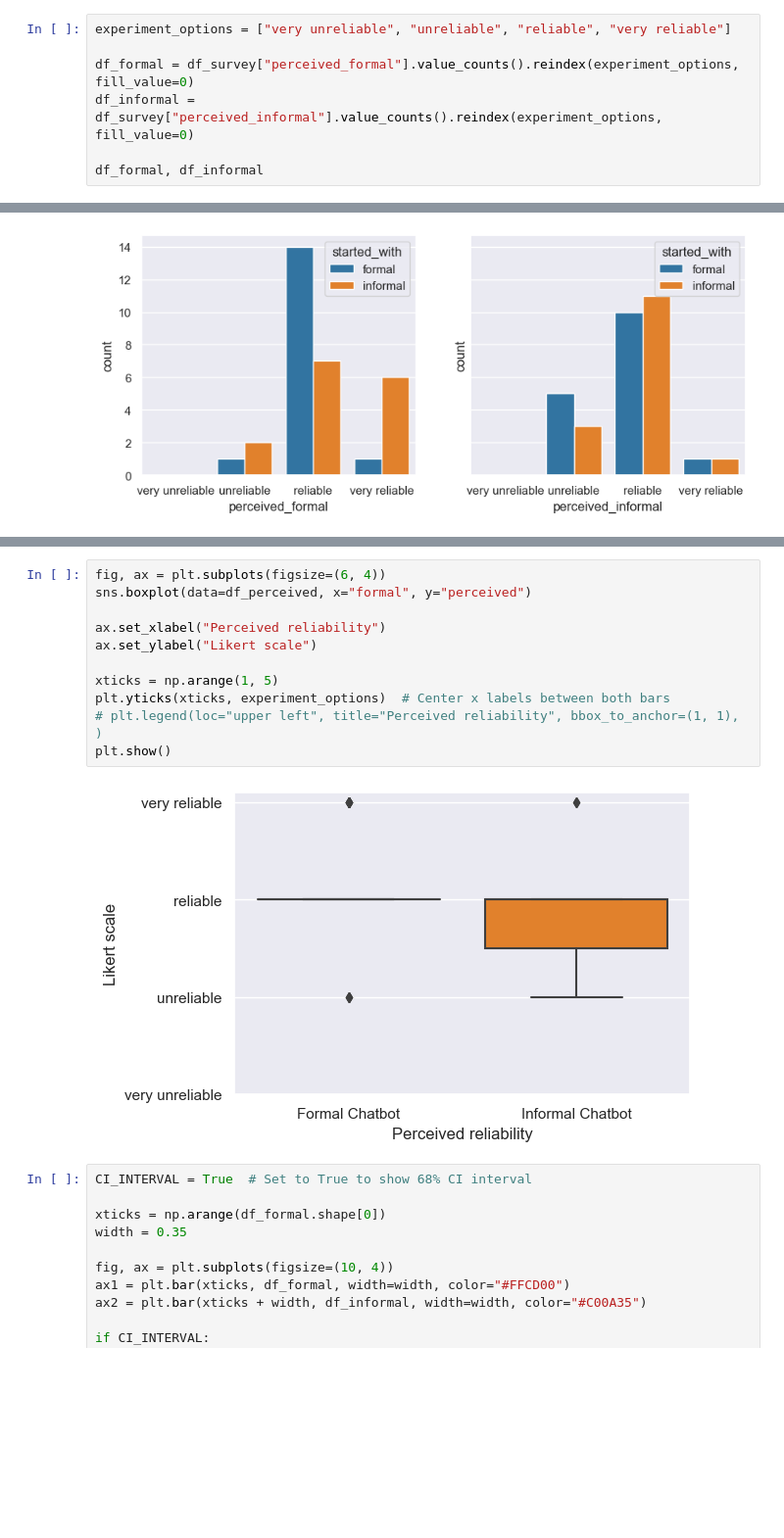
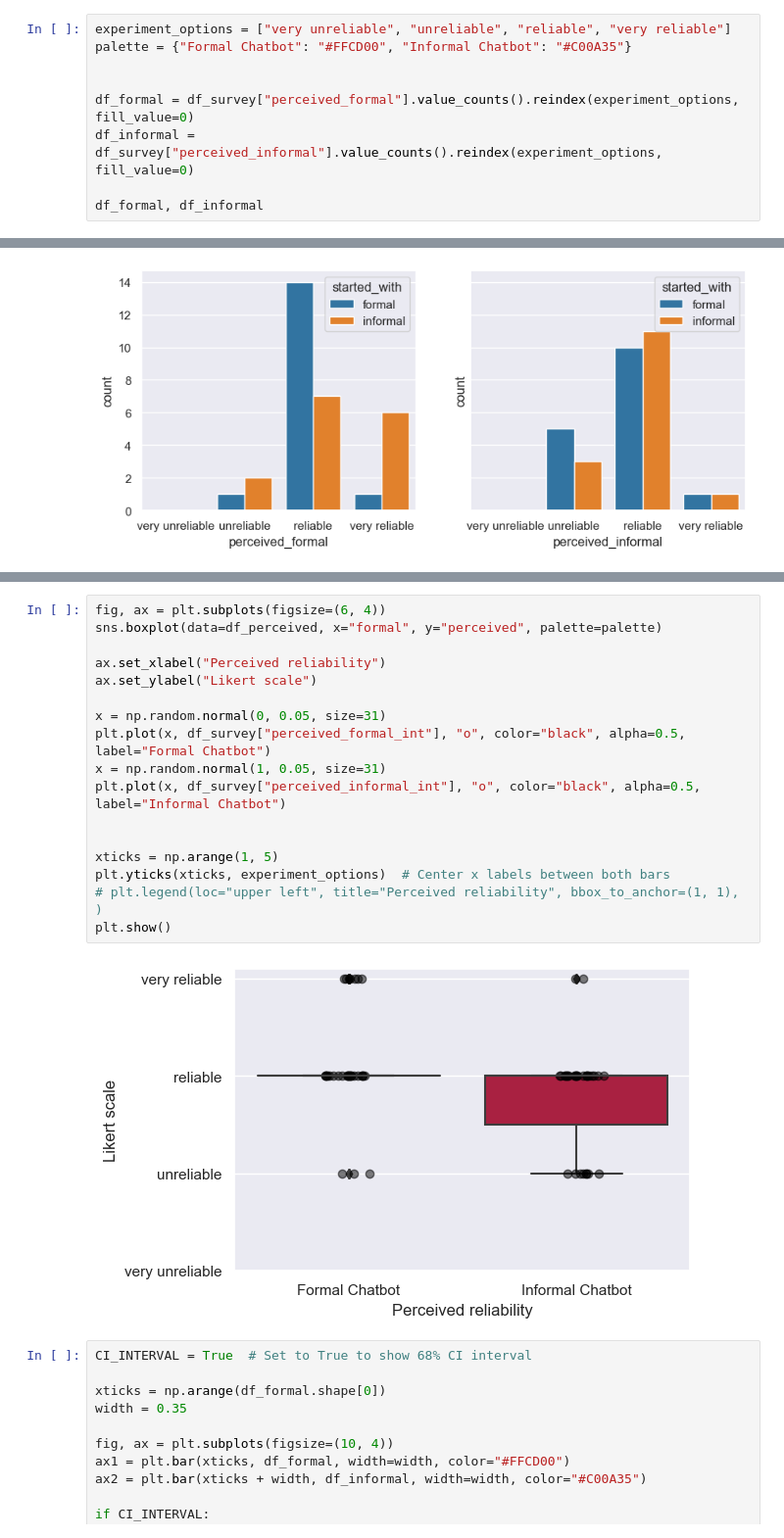
Before and after one commit to Denbergvanthijs/MethodsInAIResearch, a Jupyter notebook: data_analysis.ipynb, the cells around one changed output, grey strips where cells are left out. Shown at 98% size. Drawn from its saved outputs; the diff is of its cells as text; blank space fills up the shorter version.

```diff
--- a/data_analysis.ipynb
+++ b/data_analysis.ipynb
@@ -94,6 +94,8 @@ round(mean_formal, 2), round(std_formal, 2), round(mean_informal, 2), round(std_
 (3.13, 0.56, 2.81, 0.54)
 # %%
 experiment_options = ["very unreliable", "unreliable", "reliable", "very reliable"]
+palette = {"Formal Chatbot": "#FFCD00", "Informal Chatbot": "#C00A35"}
+
 
 df_formal = df_survey["perceived_formal"].value_counts().reindex(experiment_options, fill_value=0)
 df_informal = df_survey["perceived_informal"].value_counts().reindex(experiment_options, fill_value=0)
@@ -154,17 +154,23 @@ The PostScript backend does not support transparency; partially transparent arti
 [figure]
 # %%
 fig, ax = plt.subplots(figsize=(6, 4))
-sns.boxplot(data=df_perceived, x="formal", y="perceived")
+sns.boxplot(data=df_perceived, x="formal", y="perceived", palette=palette)
 
 ax.set_xlabel("Perceived reliability")
 ax.set_ylabel("Likert scale")
+
+x = np.random.normal(0, 0.05, size=31)
+plt.plot(x, df_survey["perceived_formal_int"], "o", color="black", alpha=0.5, label="Formal Chatbot")
+x = np.random.normal(1, 0.05, size=31)
+plt.plot(x, df_survey["perceived_informal_int"], "o", color="black", alpha=0.5, label="Informal Chatbot")
+
 
 xticks = np.arange(1, 5)
 plt.yticks(xticks, experiment_options)  # Center x labels between both bars
 # plt.legend(loc="upper left", title="Perceived reliability", bbox_to_anchor=(1, 1), )
 plt.show()
 # %% [output]
-[figure, old version]
+[figure, new version]
 # %%
 CI_INTERVAL = True  # Set to True to show 68% CI interval
 
```
Also changed, not shown: parts of 2 cells of this notebook, 3 other files.
